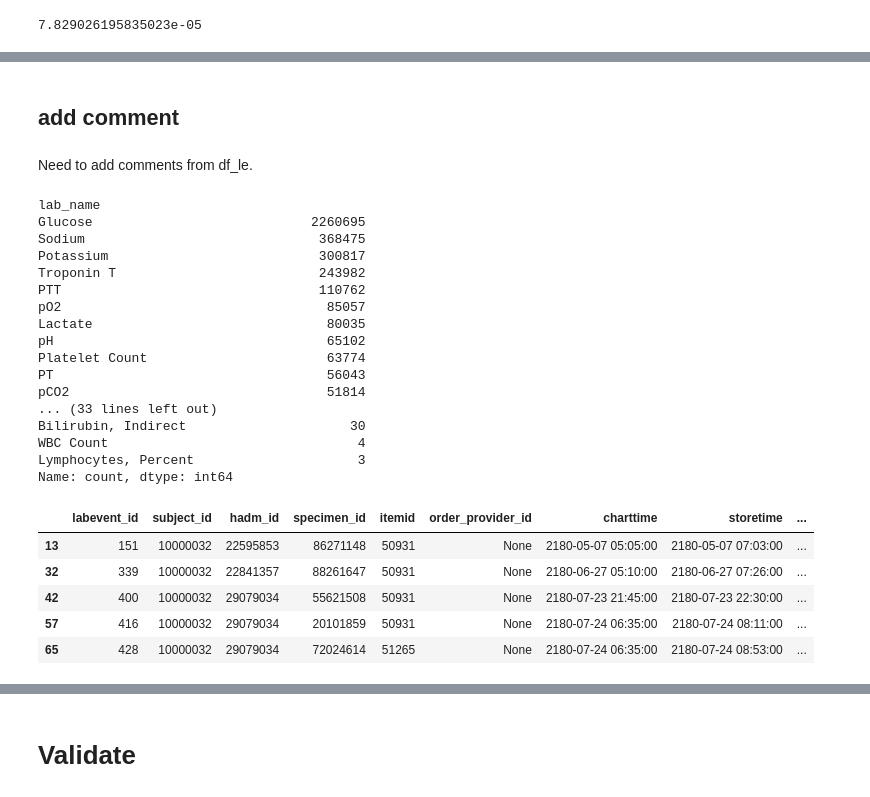
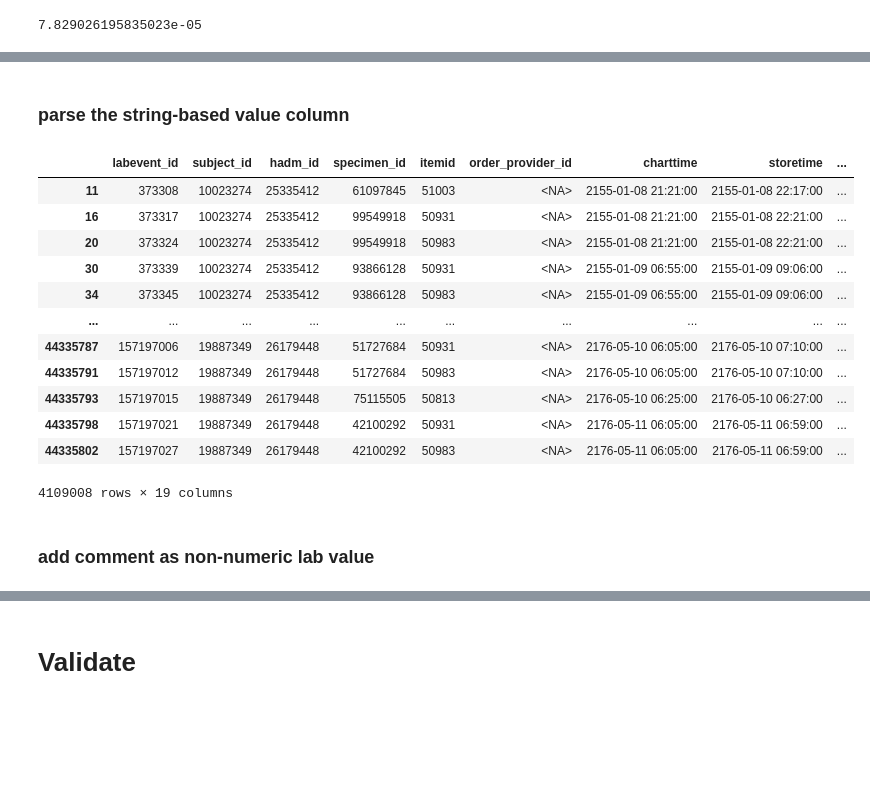
Before and after one commit to oldsandiaz/mimicclif, a Jupyter notebook: notebooks/labs_dev.ipynb, the cells around one changed output, grey strips where cells are left out. Saved outputs shown, nothing was run; the diff lists cells and outputs as text; code cells hidden in the pictures; blank space fills up the shorter version.

```diff
--- a/notebooks/labs_dev.ipynb
+++ b/notebooks/labs_dev.ipynb
@@ -233,35 +462,23 @@ dtype: float64
+# %% [markdown]
+### parse the string-based value column
+# %%
+mask =pd.to_numeric(df_le['value'], errors='coerce').isna()
+string_only_rows = df_le[mask]
+# %%
+string_only_rows
+# %% [output]
+|  | labevent_id | subject_id | hadm_id | specimen_id | itemid | order_provider_id | charttime | storetime | ... |
+| 11 | 373308 | 10023274 | 25335412 | 61097845 | 51003 | <NA> | 2155-01-08 21:21:00 | 2155-01-08 22:17:00 | ... |
+| 16 | 373317 | 10023274 | 25335412 | 99549918 | 50931 | <NA> | 2155-01-08 21:21:00 | 2155-01-08 22:21:00 | ... |
+| 20 | 373324 | 10023274 | 25335412 | 99549918 | 50983 | <NA> | 2155-01-08 21:21:00 | 2155-01-08 22:21:00 | ... |
+| 30 | 373339 | 10023274 | 25335412 | 93866128 | 50931 | <NA> | 2155-01-09 06:55:00 | 2155-01-09 09:06:00 | ... |
+| 34 | 373345 | 10023274 | 25335412 | 93866128 | 50983 | <NA> | 2155-01-09 06:55:00 | 2155-01-09 09:06:00 | ... |
+| ... | ... | ... | ... | ... | ... | ... | ... | ... | ... |
+| 44335787 | 157197006 | 19887349 | 26179448 | 51727684 | 50931 | <NA> | 2176-05-10 06:05:00 | 2176-05-10 07:10:00 | ... |
+| 44335791 | 157197012 | 19887349 | 26179448 | 51727684 | 50983 | <NA> | 2176-05-10 06:05:00 | 2176-05-10 07:10:00 | ... |
+| 44335793 | 157197015 | 19887349 | 26179448 | 75115505 | 50813 | <NA> | 2176-05-10 06:25:00 | 2176-05-10 06:27:00 | ... |
+| 44335798 | 157197021 | 19887349 | 26179448 | 42100292 | 50931 | <NA> | 2176-05-11 06:05:00 | 2176-05-11 06:59:00 | ... |
+| 44335802 | 157197027 | 19887349 | 26179448 | 42100292 | 50983 | <NA> | 2176-05-11 06:05:00 | 2176-05-11 06:59:00 | ... |
+4109008 rows × 19 columns
 # %% [markdown]
-## add comment
+### add comment as non-numeric lab value
-# %% [markdown]
-Need to add comments from df_le.
-# %%
-mask = df_le["comments"].notna()
-mask.mean()
-# %% [output]
-lab_name
-Glucose                            2260695
-Sodium                              368475
-Potassium                           300817
-Troponin T                          243982
-PTT                                 110762
-pO2                                  85057
-Lactate                              80035
-pH                                   65102
-Platelet Count                       63774
-PT                                   56043
-pCO2                                 51814
-... (33 lines left out)
-Bilirubin, Indirect                     30
-WBC Count                                4
-Lymphocytes, Percent                     3
-Name: count, dtype: int64
-# %%
-comments = df_le[mask]
-comments.head()
-# %% [output]
-|  | labevent_id | subject_id | hadm_id | specimen_id | itemid | order_provider_id | charttime | storetime | ... |
-| 13 | 151 | 10000032 | 22595853 | 86271148 | 50931 | None | 2180-05-07 05:05:00 | 2180-05-07 07:03:00 | ... |
-| 32 | 339 | 10000032 | 22841357 | 88261647 | 50931 | None | 2180-06-27 05:10:00 | 2180-06-27 07:26:00 | ... |
-| 42 | 400 | 10000032 | 29079034 | 55621508 | 50931 | None | 2180-07-23 21:45:00 | 2180-07-23 22:30:00 | ... |
-| 57 | 416 | 10000032 | 29079034 | 20101859 | 50931 | None | 2180-07-24 06:35:00 | 2180-07-24 08:11:00 | ... |
-| 65 | 428 | 10000032 | 29079034 | 72024614 | 51265 | None | 2180-07-24 06:35:00 | 2180-07-24 08:53:00 | ... |
```
Also changed, not shown: parts of 45 cells of this notebook, 1 other file.
